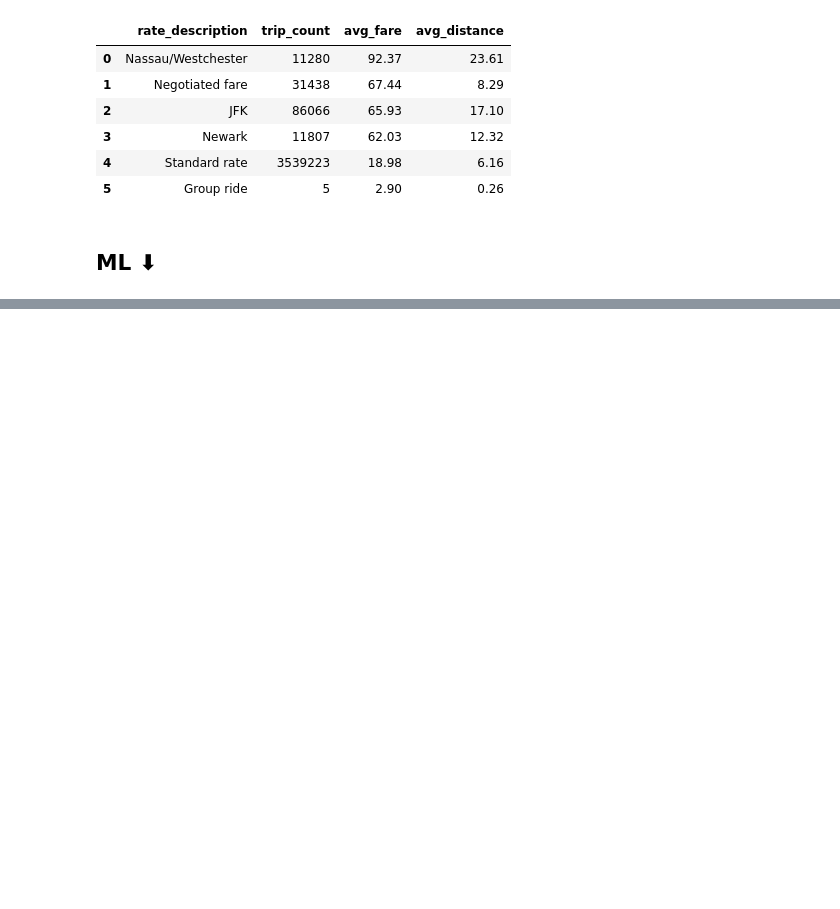
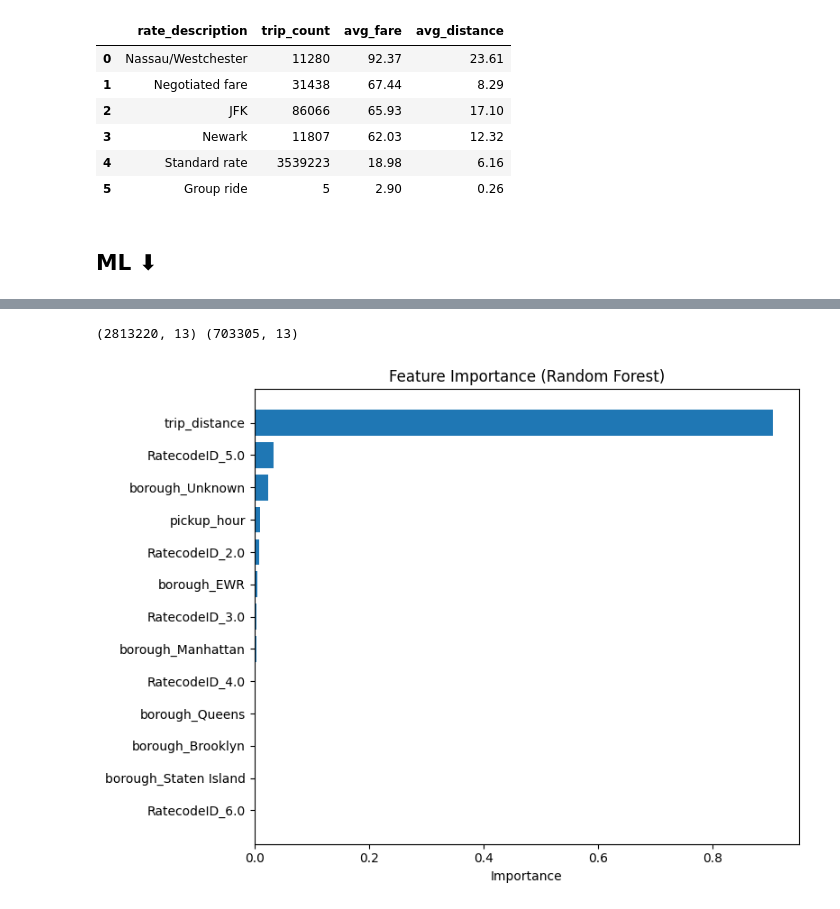
Before and after one commit to sogandghiami/Uber_taxi, a Jupyter notebook: nyc_yellow_taxi_analysis.ipynb, the cells around one changed output, grey strips where cells are left out. Drawn from its saved outputs; the diff is of its cells as text; code cells hidden in the pictures; blank space fills up the shorter version.

Commit message:
implement complete ML pipeline for fare prediction

```diff
--- a/nyc_yellow_taxi_analysis.ipynb
+++ b/nyc_yellow_taxi_analysis.ipynb
@@ -739,0 +479,32 @@ print("MODEL SAVED")
+# %%
+X_train_final = pd.concat([X_train[numeric_cols], X_train_cat], axis=1)
+X_test_final = pd.concat([X_test[numeric_cols], X_test_cat], axis=1)
+# %%
+print(X_train_final.shape, X_test_final.shape)
+# %% [output]
+(2813220, 13) (703305, 13)
+# %%
+lr_model = LinearRegression()
+lr_model.fit(X_train_final, y_train)
+lr_pred = lr_model.predict(X_test_final)
+# %%
+rf_model = RandomForestRegressor(n_estimators=100, max_depth=15, random_state=42, n_jobs=-1)
+rf_model.fit(X_train_final, y_train)
+rf_pred = rf_model.predict(X_test_final)
+# %%
+import matplotlib.pyplot as plt
+
+importance_df = pd.DataFrame({
+    'feature': X_train_final.columns,
+    'importance': rf_model.feature_importances_
+}).sort_values('importance', ascending=False)
+# %%
+plt.figure(figsize=(8, 6))
+plt.barh(importance_df['feature'], importance_df['importance'])
+plt.xlabel('Importance')
+plt.title('Feature Importance (Random Forest)')
+plt.gca().invert_yaxis()
+plt.tight_layout()
+plt.show()
+# %% [output]
+[figure, added]
```
Also changed, not shown: parts of 67 cells of this notebook.
